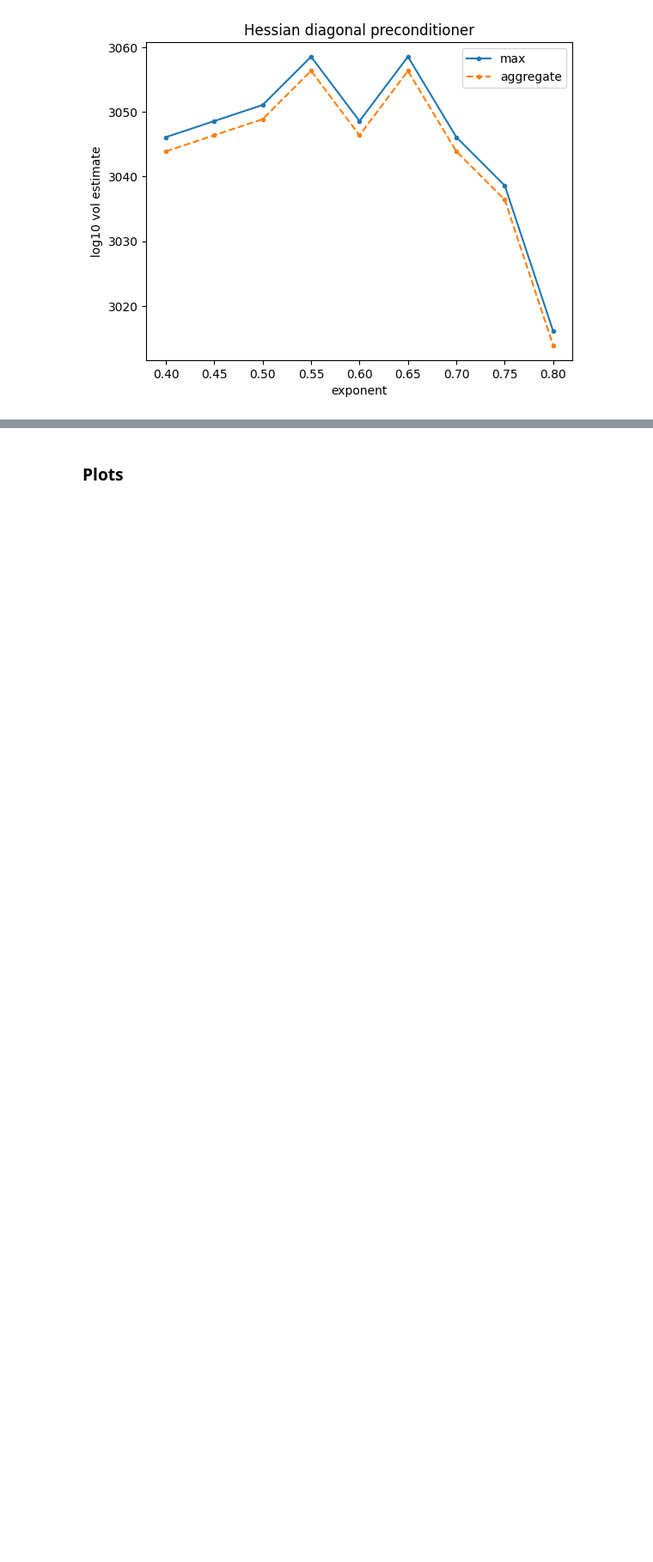
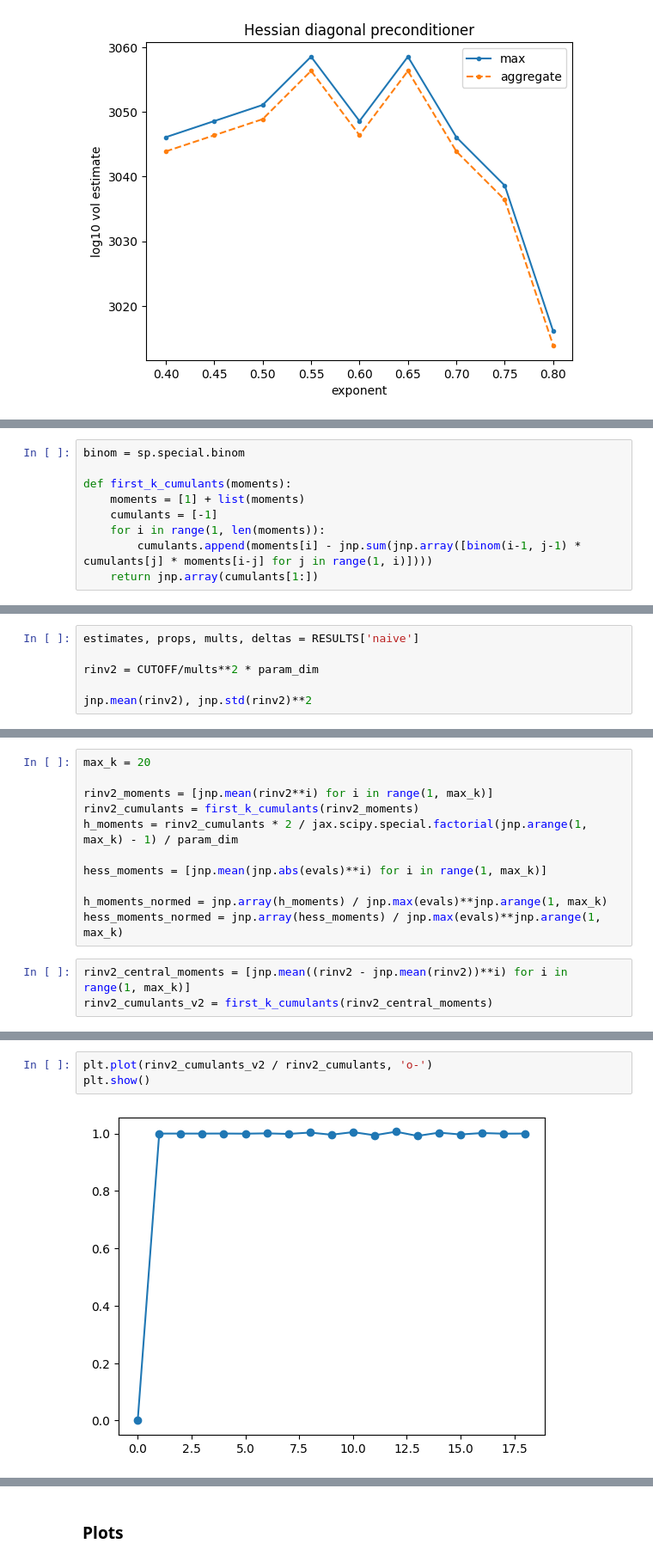
Before and after one commit to EleutherAI/basin-volume, a Jupyter notebook: basin_precondition.ipynb, the cells around one changed output, grey strips where cells are left out. Shown at 86% size. Drawn from its saved outputs; the diff is of its cells as text; blank space fills up the shorter version.

Commit message:
moments + parafac

```diff
--- a/basin_precondition.ipynb
+++ b/basin_precondition.ipynb
@@ -739,0 +749,9 @@ RESULTS['h diag tuned'] = get_estimates_vectorized(3000, P)
+# %%
+binom = sp.special.binom
+
+def first_k_cumulants(moments):
+    moments = [1] + list(moments)
+    cumulants = [-1]
+    for i in range(1, len(moments)):
+        cumulants.append(moments[i] - jnp.sum(jnp.array([binom(i-1, j-1) * cumulants[j] * moments[i-j] for j in range(1, i)])))
+    return jnp.array(cumulants[1:])
@@ -739,0 +762,6 @@ RESULTS['h diag tuned'] = get_estimates_vectorized(3000, P)
+# %%
+estimates, props, mults, deltas = RESULTS['naive']
+
+rinv2 = CUTOFF/mults**2 * param_dim
+
+jnp.mean(rinv2), jnp.std(rinv2)**2
@@ -739,0 +770,14 @@ RESULTS['h diag tuned'] = get_estimates_vectorized(3000, P)
+# %%
+max_k = 20
+
+rinv2_moments = [jnp.mean(rinv2**i) for i in range(1, max_k)]
+rinv2_cumulants = first_k_cumulants(rinv2_moments)
+h_moments = rinv2_cumulants * 2 / jax.scipy.special.factorial(jnp.arange(1, max_k) - 1) / param_dim
+
+hess_moments = [jnp.mean(jnp.abs(evals)**i) for i in range(1, max_k)]
+
+h_moments_normed = jnp.array(h_moments) / jnp.max(evals)**jnp.arange(1, max_k)
+hess_moments_normed = jnp.array(hess_moments) / jnp.max(evals)**jnp.arange(1, max_k)
+# %%
+rinv2_central_moments = [jnp.mean((rinv2 - jnp.mean(rinv2))**i) for i in range(1, max_k)]
+rinv2_cumulants_v2 = first_k_cumulants(rinv2_central_moments)
@@ -739,0 +799,5 @@ RESULTS['h diag tuned'] = get_estimates_vectorized(3000, P)
+# %%
+plt.plot(rinv2_cumulants_v2 / rinv2_cumulants, 'o-')
+plt.show()
+# %% [output]
+[figure, added]
```
Also changed, not shown: parts of 40 cells of this notebook, 1 other file.
